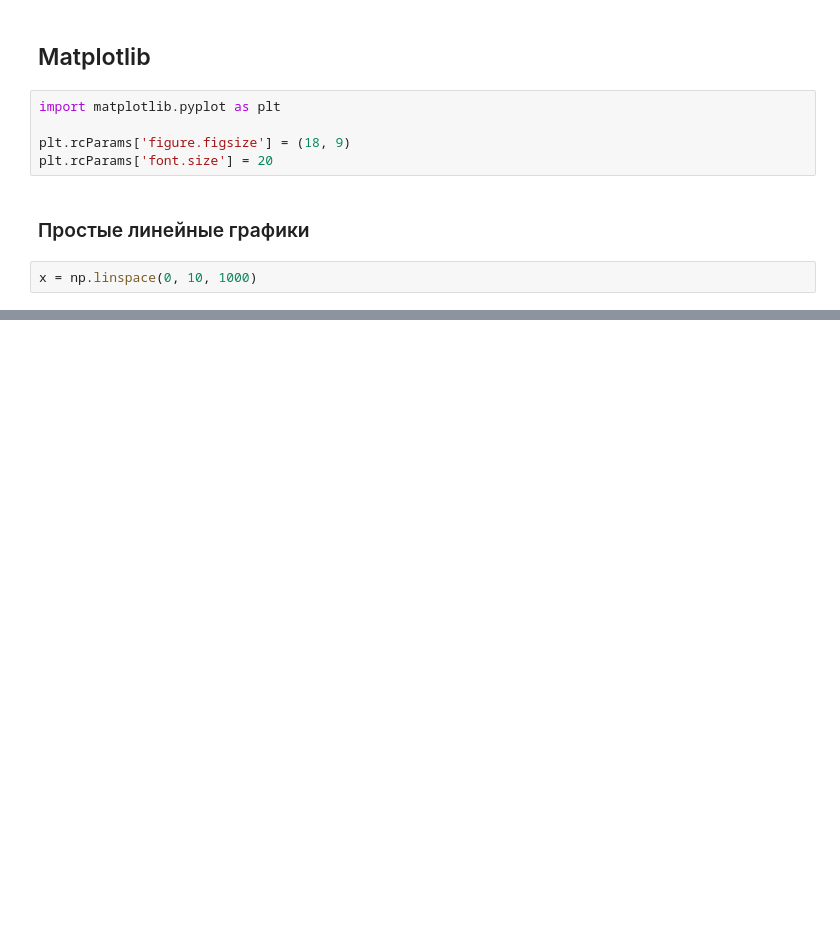
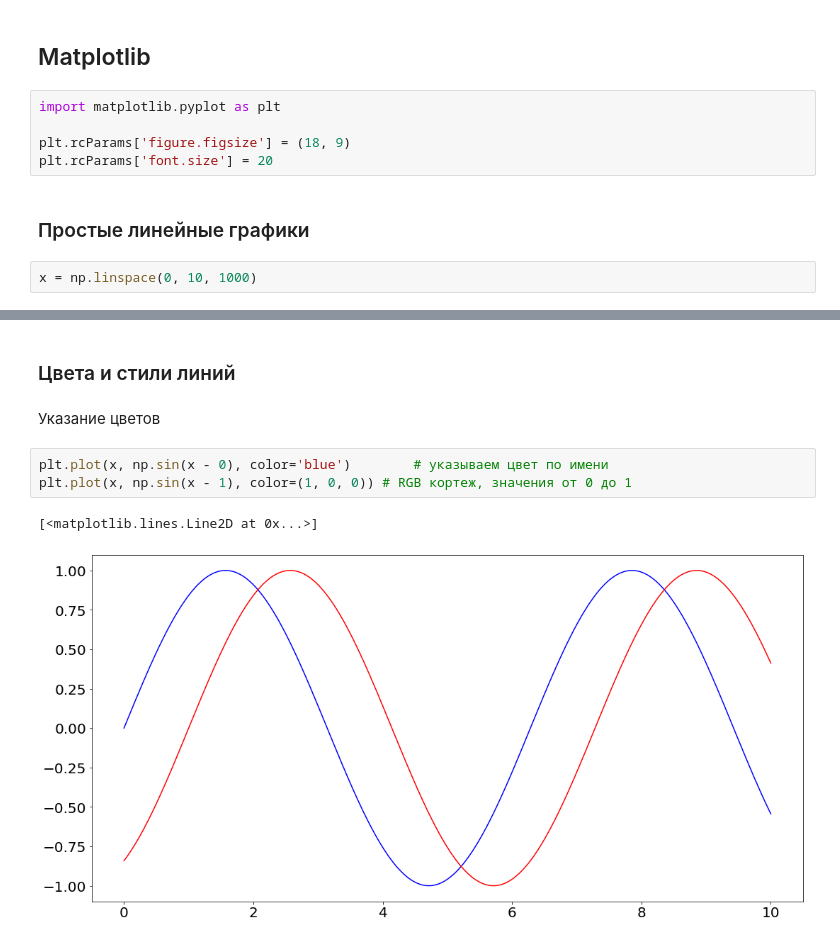
Before and after one commit to DanilZittser/cv-lectures, a Jupyter notebook: 02-data-science-stack/jupyter/01-numpy-matplotlib.ipynb, the cells around one changed output, grey strips where cells are left out. Drawn from its saved outputs; the diff is of its cells as text; blank space fills up the shorter version.

```diff
--- a/02-data-science-stack/jupyter/01-numpy-matplotlib.ipynb
+++ b/02-data-science-stack/jupyter/01-numpy-matplotlib.ipynb
@@ -427,0 +411,10 @@ plt.plot(np.sin(x))
+# %% [markdown]
+### Цвета и стили линий
+# %% [markdown]
+Указание цветов
+# %%
+plt.plot(x, np.sin(x - 0), color='blue')        # указываем цвет по имени
+plt.plot(x, np.sin(x - 1), color=(1, 0, 0)) # RGB кортеж, значения от 0 до 1
+# %% [output]
+[<matplotlib.lines.Line2D at 0x...>]
+[figure, added]
```
Also changed, not shown: parts of 45 cells of this notebook.
